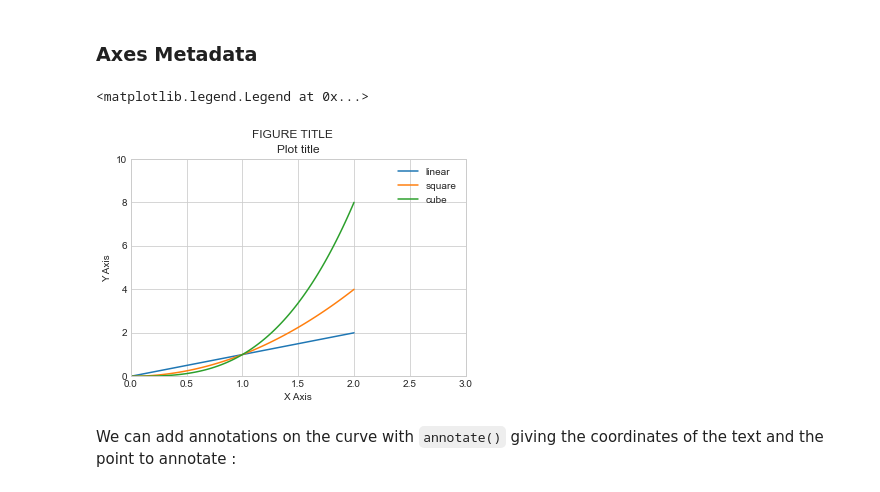
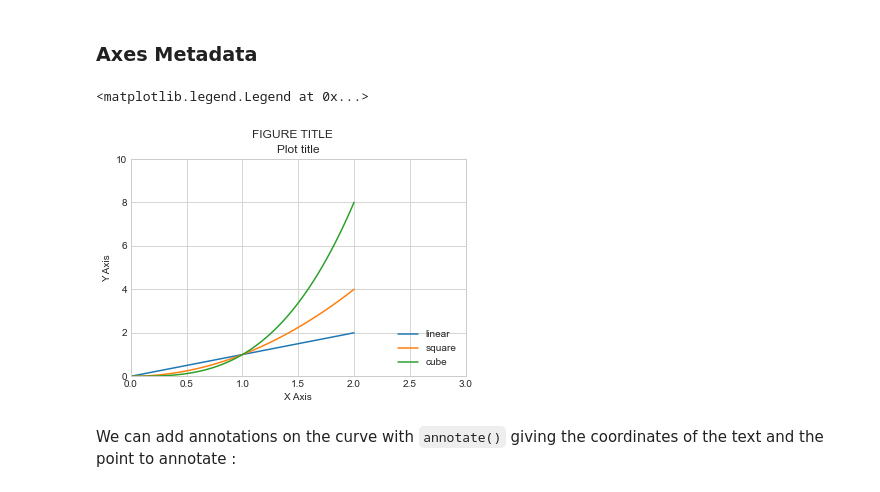
Before and after one commit to Moremar/py-library-tuto, a Jupyter notebook: matplotlib/TutoMatplotplib.ipynb, the cells around one changed output. Cells and saved outputs as stored; diff of their text form; code cells hidden in the pictures.

```diff
--- a/matplotlib/TutoMatplotplib.ipynb
+++ b/matplotlib/TutoMatplotplib.ipynb
@@ -95,20 +95,20 @@ plt.show()
 # %%
 x = np.linspace(0, 2, 100)  # split [0, 2] into an array of 100 values
 
 fig, ax = plt.subplots()
 ax.plot(x, x,    label='linear')
 ax.plot(x, x**2, label='square')
 ax.plot(x, x**3, label='cube')
 fig.suptitle('FIGURE TITLE')
 ax.set_title('Plot title')
 ax.set_xlabel('X Axis')
 ax.set_ylabel('Y Axis')
 ax.axis([0, 3, 0, 10])    # min/max for both axis
 ax.grid(True)
-ax.legend()
+ax.legend(loc='lower right')
 # %% [output]
 <matplotlib.legend.Legend at 0x...>
-[figure, old version]
+[figure, new version]
 # %% [markdown]
 We can add annotations on the curve with `annotate()` giving the coordinates of the text and the point to annotate :
 # %%
```
Also changed, not shown: parts of 3 cells of this notebook, 2 other files.
